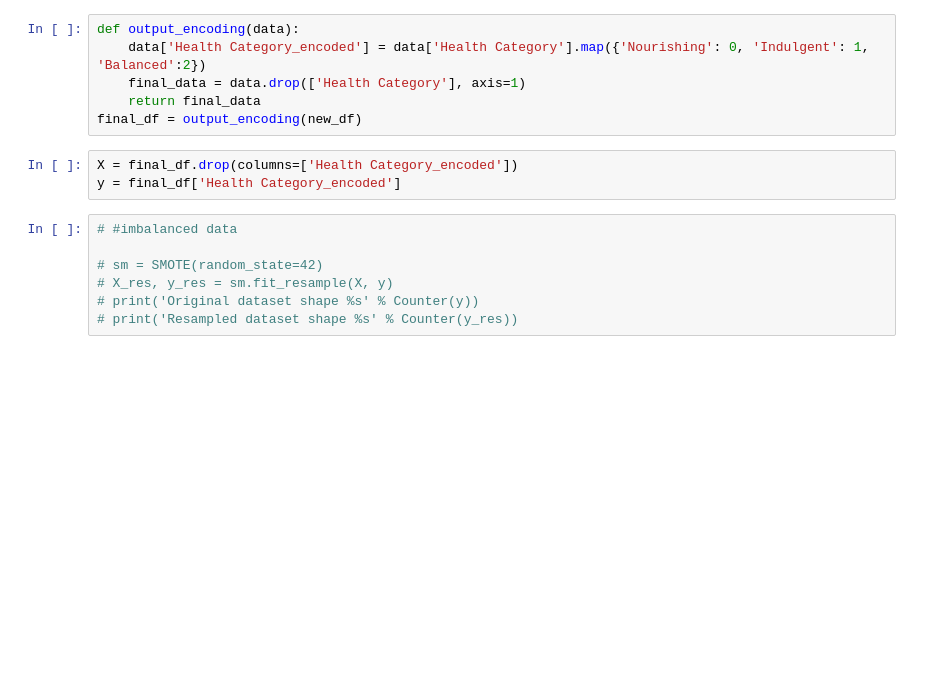
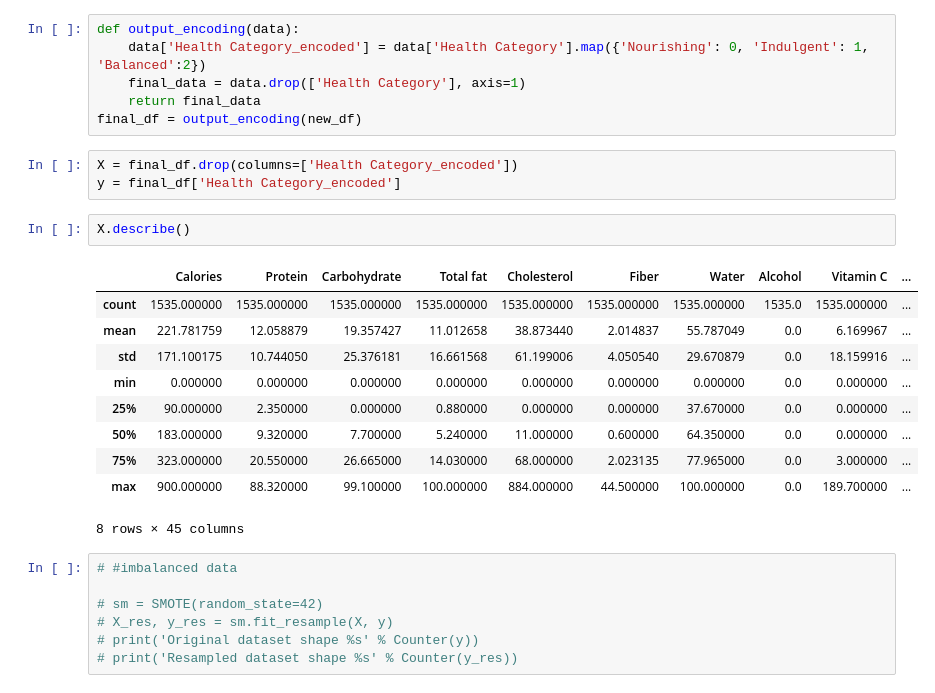
Before and after one commit to niranjankumarnk/Final_project_PredictiveModeling, a Jupyter notebook: Project work/Final project 2024.ipynb, the cells around one changed output. Saved outputs shown, nothing was run; the diff lists cells and outputs as text; blank space fills up the shorter version.

```diff
--- a/Project work/Final project 2024.ipynb
+++ b/Project work/Final project 2024.ipynb
@@ -301,6 +323,19 @@ final_df = output_encoding(new_df)
 # %%
 X = final_df.drop(columns=['Health Category_encoded'])
 y = final_df['Health Category_encoded']
+# %%
+X.describe()
+# %% [output]
+|  | Calories | Protein | Carbohydrate | Total fat | Cholesterol | Fiber | Water | Alcohol | Vitamin C | ... |
+| count | 1535.000000 | 1535.000000 | 1535.000000 | 1535.000000 | 1535.000000 | 1535.000000 | 1535.000000 | 1535.0 | 1535.000000 | ... |
+| mean | 221.781759 | 12.058879 | 19.357427 | 11.012658 | 38.873440 | 2.014837 | 55.787049 | 0.0 | 6.169967 | ... |
+| std | 171.100175 | 10.744050 | 25.376181 | 16.661568 | 61.199006 | 4.050540 | 29.670879 | 0.0 | 18.159916 | ... |
+| min | 0.000000 | 0.000000 | 0.000000 | 0.000000 | 0.000000 | 0.000000 | 0.000000 | 0.0 | 0.000000 | ... |
+| 25% | 90.000000 | 2.350000 | 0.000000 | 0.880000 | 0.000000 | 0.000000 | 37.670000 | 0.0 | 0.000000 | ... |
+| 50% | 183.000000 | 9.320000 | 7.700000 | 5.240000 | 11.000000 | 0.600000 | 64.350000 | 0.0 | 0.000000 | ... |
+| 75% | 323.000000 | 20.550000 | 26.665000 | 14.030000 | 68.000000 | 2.023135 | 77.965000 | 0.0 | 3.000000 | ... |
+| max | 900.000000 | 88.320000 | 99.100000 | 100.000000 | 884.000000 | 44.500000 | 100.000000 | 0.0 | 189.700000 | ... |
+8 rows × 45 columns
 # %%
 # #imbalanced data
 
```
Also changed, not shown: parts of 25 cells of this notebook.
